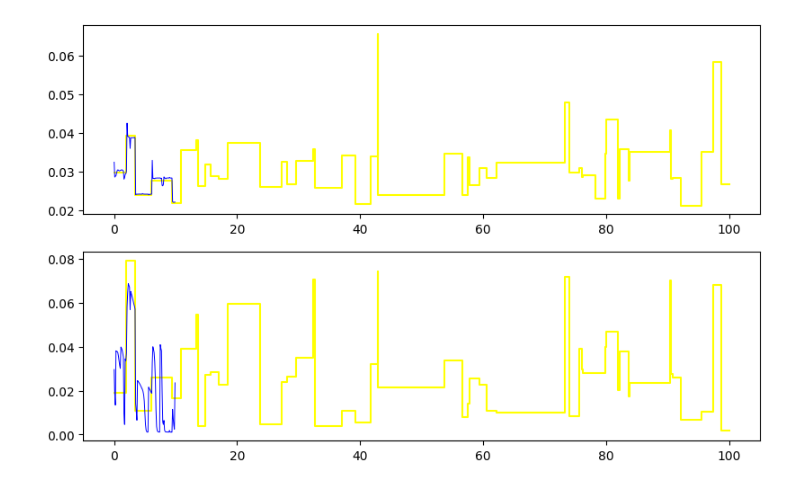
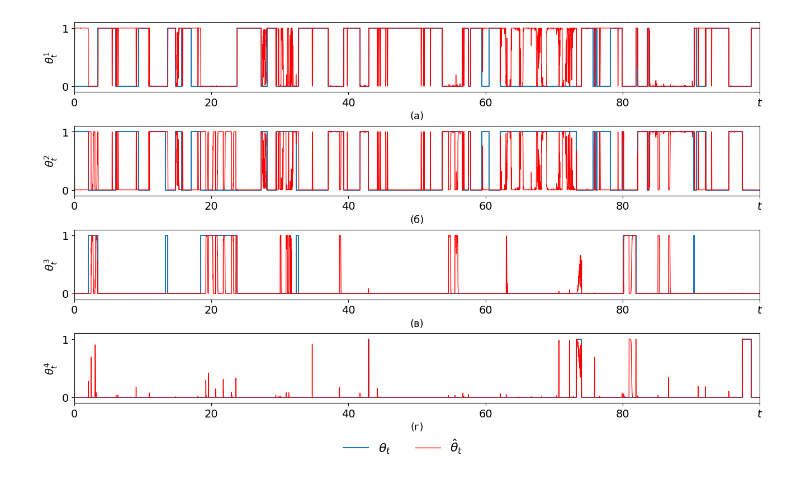
Before and after one commit to yuriykurinov/discretized_filter, a Jupyter notebook: filtering.ipynb, the cells around one changed output. Saved outputs shown, nothing was run; the diff lists cells and outputs as text; code cells hidden in the pictures.

```diff
--- a/filtering.ipynb
+++ b/filtering.ipynb
@@ -36,22 +45,24 @@ plt.show()
 # %%
-filter = Filter(
-    p0[:, np.newaxis] * pi_uniform,
-    pi_uniform, M_net, g, sigma, h,
-    N, Lambda, ht1, delta
-)
+if not load_path:
+    filter = Filter(
+        p0[:, np.newaxis] * pi_uniform,
+        pi_uniform, M_net, g, sigma, h,
+        N, Lambda, ht1, delta
+    )
 
-est = filter.estimate()
-theta_est = [est[0]]
-y_est = [est[1]]
+    est = filter.estimate()
+    theta_est = [est[0]]
+    y_est = [est[1]]
 
-for i, obs in enumerate(tqdm(np.stack([dxi[1:100], deta[1:100]], axis=-1)), start=1):
-    filter.update(obs)
-    est = filter.estimate()
-    if np.any(np.isnan(est[0])) or np.any(np.isnan(est[1])):
-        print(f'nan on {i}-th iter')
-        break
-    theta_est.append(est[0])
-    y_est.append(est[1])
+    for i, obs in enumerate(tqdm(np.stack([dxi[1:100], deta[1:100]], axis=-1)), start=1):
+        filter.update(obs)
+        est = filter.estimate()
+        if np.any(np.isnan(est[0])) or np.any(np.isnan(est[1])):
+            print(f'nan on {i}-th iter')
+            break
+        theta_est.append(est[0])
+        y_est.append(est[1])
 # %%
-theta_est = np.array(theta_est)
-y_est = np.array(y_est)
+if not load_path:
+    theta_est = np.array(theta_est)
+    y_est = np.array(y_est)
@@ -74,12 +69,6 @@ plt.show()
-# %%
-fig, ax = plt.subplots(2, figsize=(6 * (1 + np.sqrt(5))/2, 6))
-
-#ax[0].plot(t_net_filtering[1:], dxi[1:] / ht1, lw=0.6, color='brown')
-ax[0].step([0] + list(t), [y[0, 0]] + list(y[:, 0]), color='yellow')
-ax[0].plot(t_net_filtering[:y_est.shape[0]], y_est[:, 0], color='b', lw=0.7)
-ax[1].step([0] + list(t), [y[0, 1]] + list(y[:, 1]), color='yellow')
-ax[1].plot(t_net_filtering[:y_est.shape[0]], y_est[:, 1], color='b', lw=0.7)
-
-plt.show()
-# %% [output]
-[figure, removed]
+# %%
+fig, ax = plot_theta(theta, t, theta_est)
+
+plt.show()
+# %% [output]
+[figure, added]
```
Also changed, not shown: parts of 9 cells of this notebook, 2 other files.
